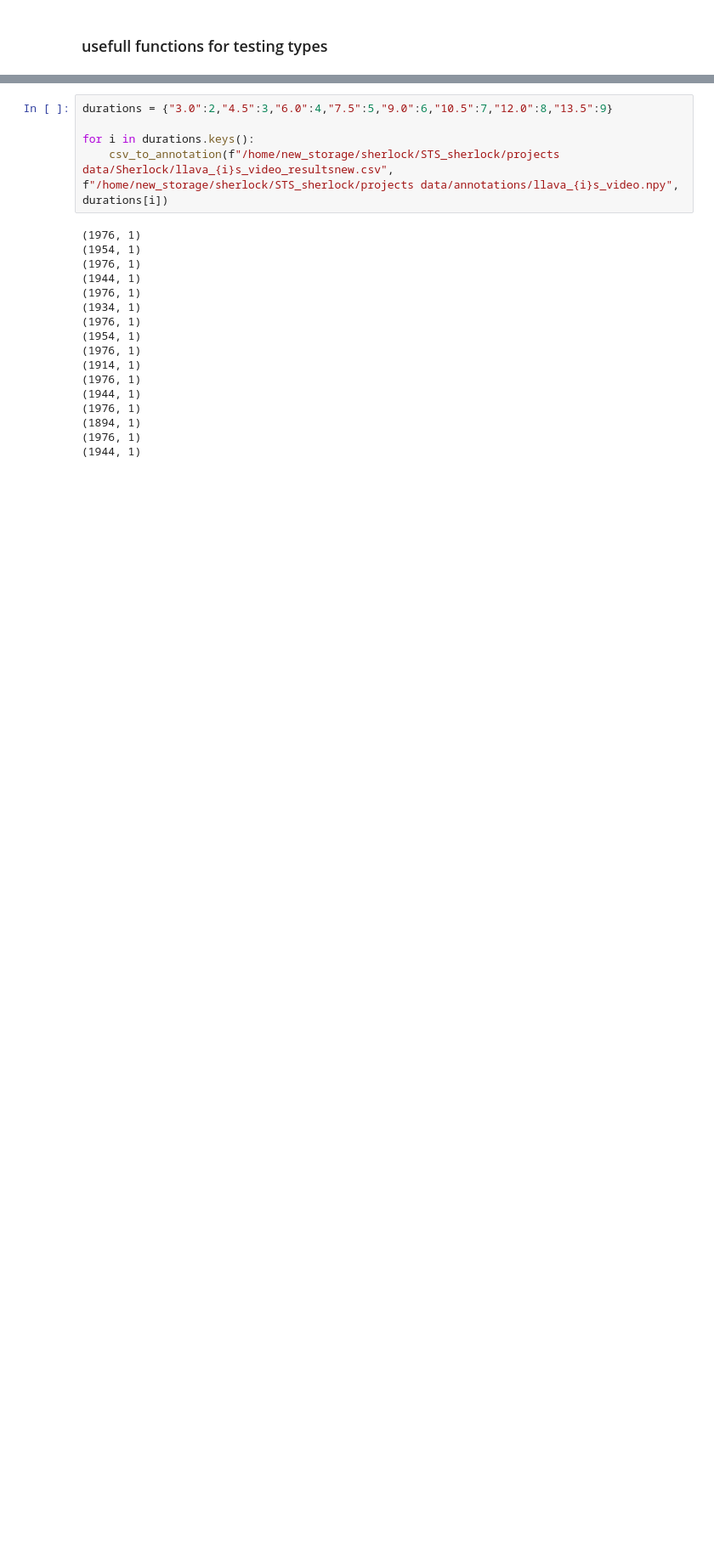
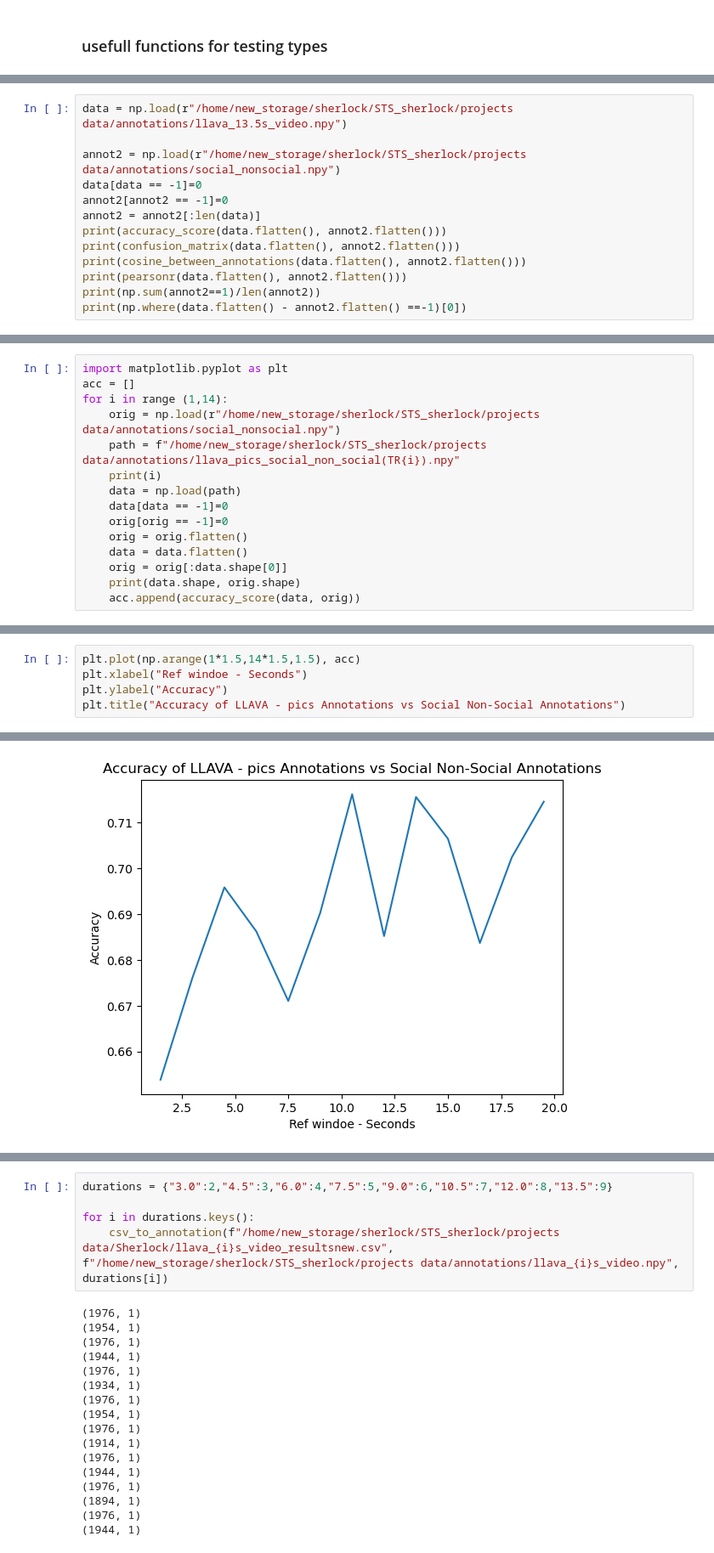
Before and after one commit to itaipeleg1/STS_sherlock, a Jupyter notebook: testing_cleaned.ipynb, the cells around one changed output, grey strips where cells are left out. Shown at 85% size. Drawn from its saved outputs; the diff is of its cells as text; blank space fills up the shorter version.

```diff
--- a/testing_cleaned.ipynb
+++ b/testing_cleaned.ipynb
@@ -209,0 +303,13 @@ def csv_to_annotation(csv_path, output_path,repeat):
+# %%
+data = np.load(r"/home/new_storage/sherlock/STS_sherlock/projects data/annotations/llava_13.5s_video.npy")
+
+annot2 = np.load(r"/home/new_storage/sherlock/STS_sherlock/projects data/annotations/social_nonsocial.npy")
+data[data == -1]=0
+annot2[annot2 == -1]=0
+annot2 = annot2[:len(data)]
+print(accuracy_score(data.flatten(), annot2.flatten()))
+print(confusion_matrix(data.flatten(), annot2.flatten()))
+print(cosine_between_annotations(data.flatten(), annot2.flatten()))
+print(pearsonr(data.flatten(), annot2.flatten()))
+print(np.sum(annot2==1)/len(annot2))
+print(np.where(data.flatten() - annot2.flatten() ==-1)[0])
@@ -209,0 +321,15 @@ def csv_to_annotation(csv_path, output_path,repeat):
+# %%
+import matplotlib.pyplot as plt
+acc = []
+for i in range (1,14):
+    orig = np.load(r"/home/new_storage/sherlock/STS_sherlock/projects data/annotations/social_nonsocial.npy")
+    path = f"/home/new_storage/sherlock/STS_sherlock/projects data/annotations/llava_pics_social_non_social(TR{i}).npy"
+    print(i)
+    data = np.load(path)
+    data[data == -1]=0
+    orig[orig == -1]=0
+    orig = orig.flatten()
+    data = data.flatten()
+    orig = orig[:data.shape[0]]
+    print(data.shape, orig.shape)
+    acc.append(accuracy_score(data, orig))
@@ -209,0 +354,6 @@ def csv_to_annotation(csv_path, output_path,repeat):
+# %%
+plt.plot(np.arange(1*1.5,14*1.5,1.5), acc)
+plt.xlabel("Ref windoe - Seconds")
+plt.ylabel("Accuracy")
+plt.title("Accuracy of LLAVA - pics Annotations vs Social Non-Social Annotations")
+# %% [output]
@@ -209,0 +361 @@ def csv_to_annotation(csv_path, output_path,repeat):
+[figure, added]
```
Also changed, not shown: parts of 31 cells of this notebook, 4 other files.
